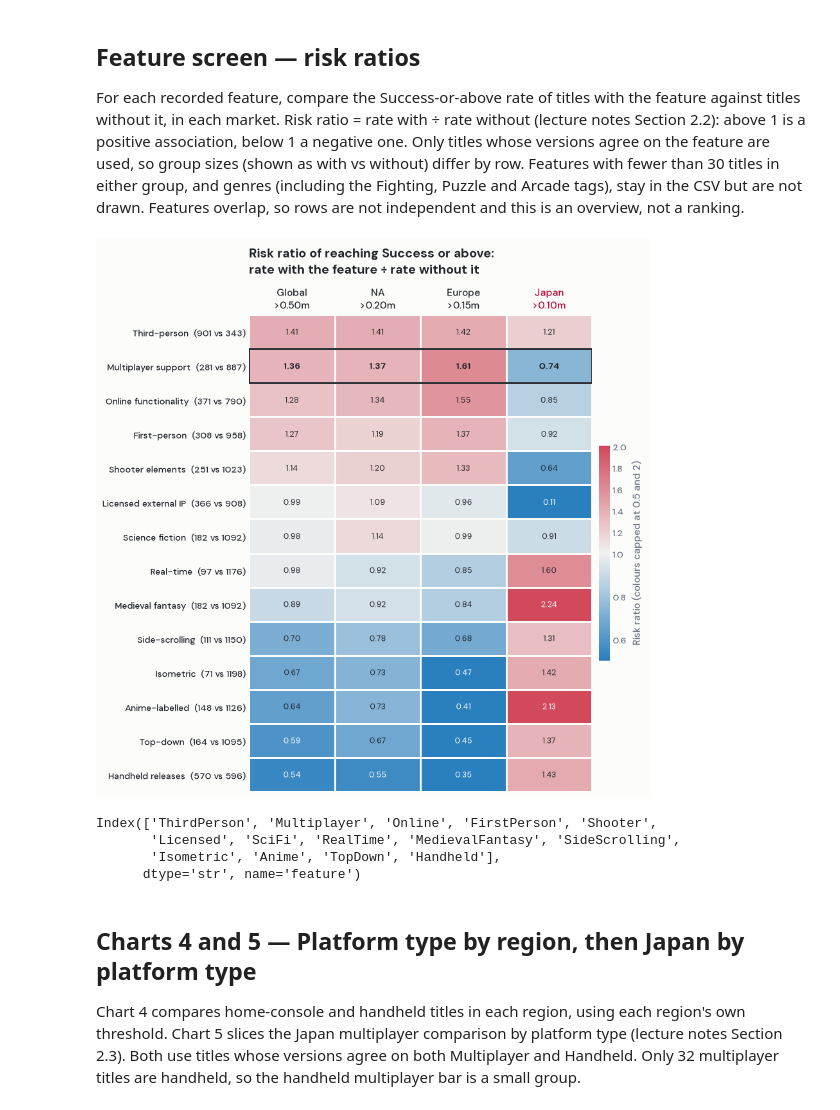
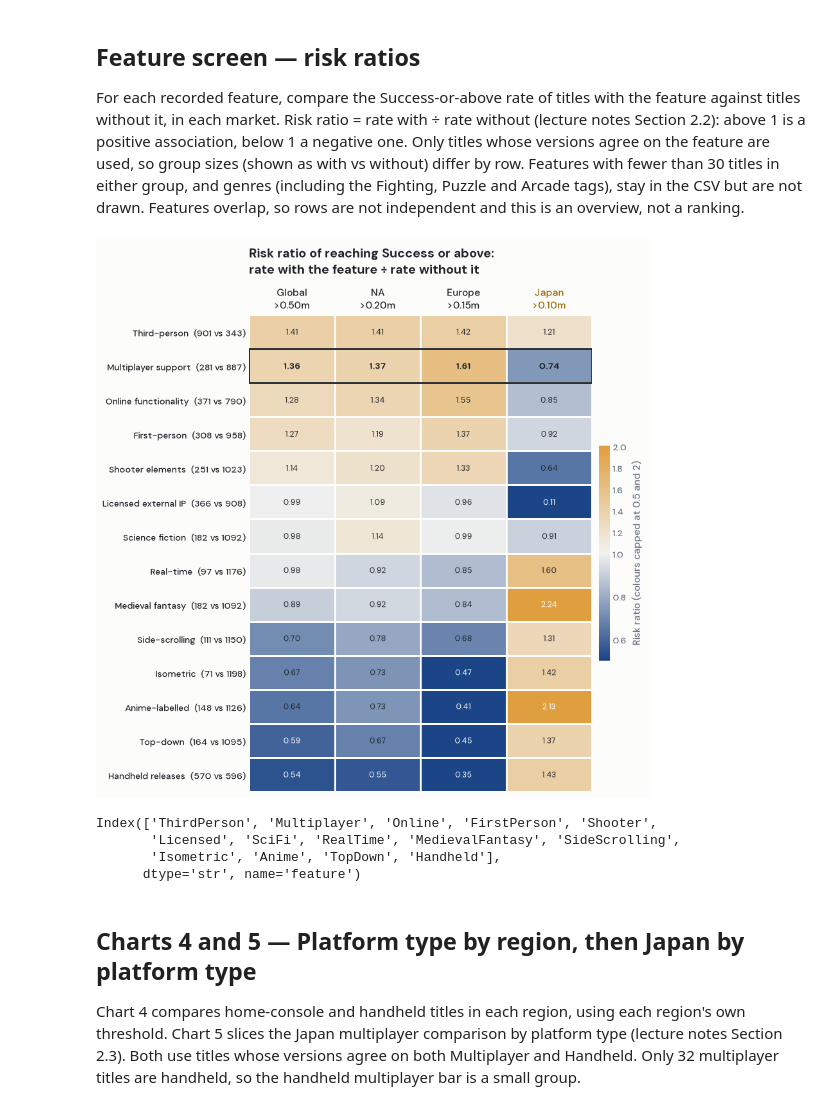
Before and after one commit to TechSupportz/gea1000-video-games-analysis, a Jupyter notebook: part_c.ipynb, the cells around one changed output. Saved outputs shown, nothing was run; the diff lists cells and outputs as text; code cells hidden in the pictures.

```diff
--- a/part_c.ipynb
+++ b/part_c.ipynb
@@ -182,35 +182,35 @@ def rr_heatmap(rr, title, name, order=None):
     ax.grid(False)
     ax.spines["bottom"].set_visible(False)
     ax.xaxis.tick_top()
     ax.set_xticks(np.arange(4) + .5, ["Global\n>0.50m", "NA\n>0.20m", "Europe\n>0.15m", "Japan\n>0.10m"])
-    ax.get_xticklabels()[3].set_color(JAPAN_RED)
+    ax.get_xticklabels()[3].set_color(SPOTLIGHT)
     ax.set_yticks(np.arange(len(matrix)) + .5,
                   [LABELS.get(f, f) + f"  ({sizes.n1[f]} vs {sizes.n0[f]})" for f in matrix.index])
     ax.tick_params(axis="y", colors=INK)
     for i in range(len(matrix)):
         for j in range(4):
             value = matrix.iloc[i, j]
             bold = matrix.index[i] == "Multiplayer"
             ax.text(j + .5, i + .5, f"{value:.2f}", ha="center", va="center", fontsize=10 if bold else 9,
                     fontweight="bold" if bold else "normal", color="white" if value >= 1.7 or value <= .6 else INK)
     # outline the multiplayer row, it's the one the story follows
     if "Multiplayer" in matrix.index:
         k = list(matrix.index).index("Multiplayer")
         ax.add_patch(plt.Rectangle((0, k), 4, 1, fill=False, edgecolor=INK, linewidth=2, zorder=5))
     bar = fig.colorbar(im, ax=ax, shrink=.45, pad=.02)
     bar.outline.set_visible(False)
     bar.set_label("Risk ratio (colours capped at 0.5 and 2)", color=MUTED)
     ax.set_title(title, loc="left", fontsize=14, fontweight="bold", pad=14)
     save_figure(fig, name)
     return matrix.index
 
 
 rr_all = risk_ratios(titles, "All titles")
 save_table(rr_all, "mp_story_feature_risk_ratios.csv")
 rr_heatmap(rr_all, "Risk ratio of reaching Success or above:\nrate with the feature ÷ rate without it",
            "mp_06_feature_risk_ratios.png")
 # %% [output]
-[figure, old version]
+[figure, new version]
 Index(['ThirdPerson', 'Multiplayer', 'Online', 'FirstPerson', 'Shooter',
        'Licensed', 'SciFi', 'RealTime', 'MedievalFantasy', 'SideScrolling',
        'Isometric', 'Anime', 'TopDown', 'Handheld'],
```
Also changed, not shown: parts of 6 cells of this notebook, 3 other files.
